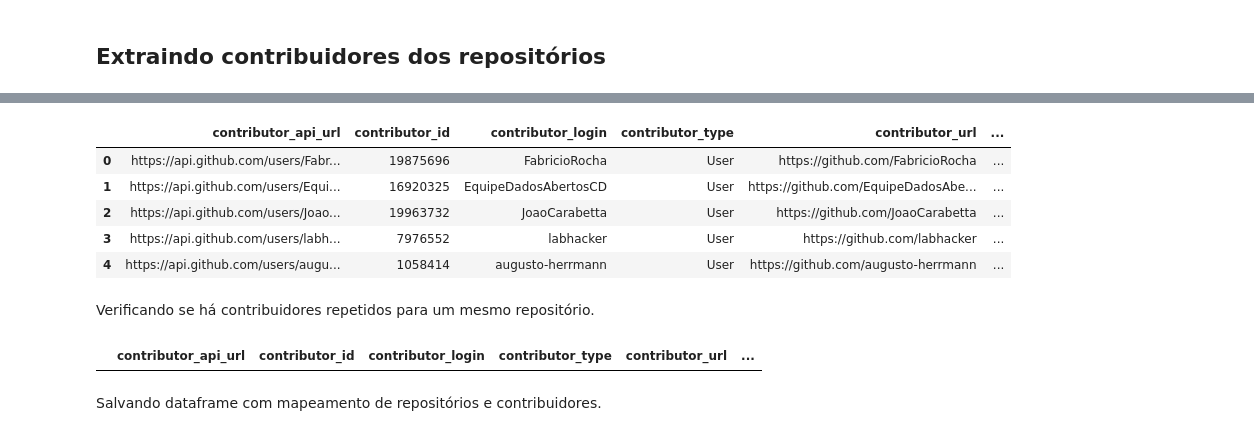
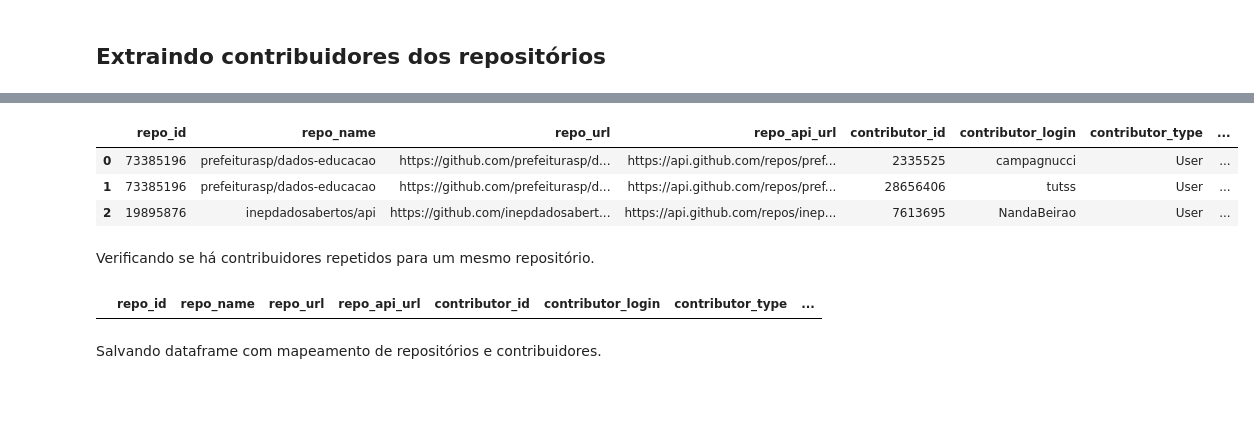
Before and after one commit to Lorenaps/caracterizacao-dados-abertos-gov, a Jupyter notebook: extraction/search_github_api.ipynb, the cells around one changed output, grey strips where cells are left out. Drawn from its saved outputs; the diff is of its cells as text; code cells hidden in the pictures; blank space fills up the shorter version.

Commit message:
Extraindo dados com palavras chave de educação

```diff
--- a/extraction/search_github_api.ipynb
+++ b/extraction/search_github_api.ipynb
@@ -260,4 +258,6 @@ Quantidade de colunas:
 len(repositories_df.columns)
 # %% [output]
 22
+# %%
+repositories_df = repositories_df.sort_values('stargazers_count', ascending=False)
 # %%
@@ -404,0 +394,3 @@ null_commits = repositories_df.loc[repositories_df['contributors'].isnull()][['i
+# %%
+repositories_df = repositories_df.loc[repositories_df['contributors'].notnull()]
+len(repositories_df)
@@ -488,18 +480,16 @@ Wall time: 4min 20s
 # %%
-contributors_df.head()
+contributors_df.head(3)
 # %% [output]
-|  | contributor_api_url | contributor_id | contributor_login | contributor_type | contributor_url | ... |
-| 0 | https://api.github.com/users/Fabr... | 19875696 | FabricioRocha | User | https://github.com/FabricioRocha | ... |
-| 1 | https://api.github.com/users/Equi... | 16920325 | EquipeDadosAbertosCD | User | https://github.com/EquipeDadosAbe... | ... |
-| 2 | https://api.github.com/users/Joao... | 19963732 | JoaoCarabetta | User | https://github.com/JoaoCarabetta | ... |
-| 3 | https://api.github.com/users/labh... | 7976552 | labhacker | User | https://github.com/labhacker | ... |
-| 4 | https://api.github.com/users/augu... | 1058414 | augusto-herrmann | User | https://github.com/augusto-herrmann | ... |
+|  | repo_id | repo_name | repo_url | repo_api_url | contributor_id | contributor_login | contributor_type | ... |
+| 0 | 73385196 | prefeiturasp/dados-educacao | https://github.com/prefeiturasp/d... | https://api.github.com/repos/pref... | 2335525 | campagnucci | User | ... |
+| 1 | 73385196 | prefeiturasp/dados-educacao | https://github.com/prefeiturasp/d... | https://api.github.com/repos/pref... | 28656406 | tutss | User | ... |
+| 2 | 19895876 | inepdadosabertos/api | https://github.com/inepdadosabert... | https://api.github.com/repos/inep... | 7613695 | NandaBeirao | User | ... |
 # %% [markdown]
 Verificando se há contribuidores repetidos para um mesmo repositório.
 # %%
 contributors_df[contributors_df.duplicated(['contributor_id', 'repo_id'])]
 # %% [output]
-|  | contributor_api_url | contributor_id | contributor_login | contributor_type | contributor_url | ... |
+|  | repo_id | repo_name | repo_url | repo_api_url | contributor_id | contributor_login | contributor_type | ... |
 # %% [markdown]
 Salvando dataframe com mapeamento de repositórios e contribuidores.
 # %%
```
Also changed, not shown: parts of 21 cells of this notebook.
